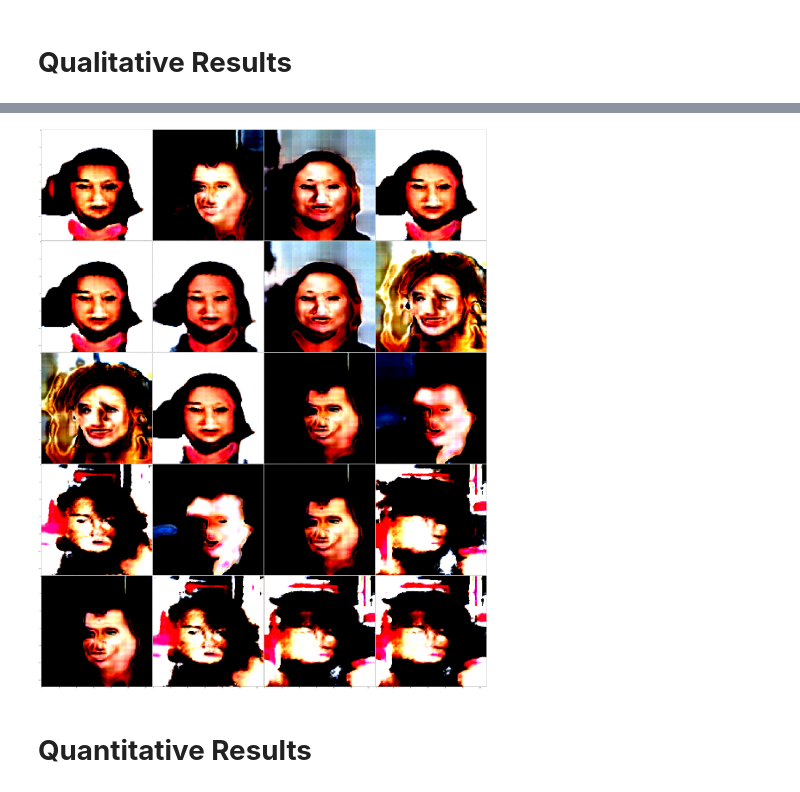
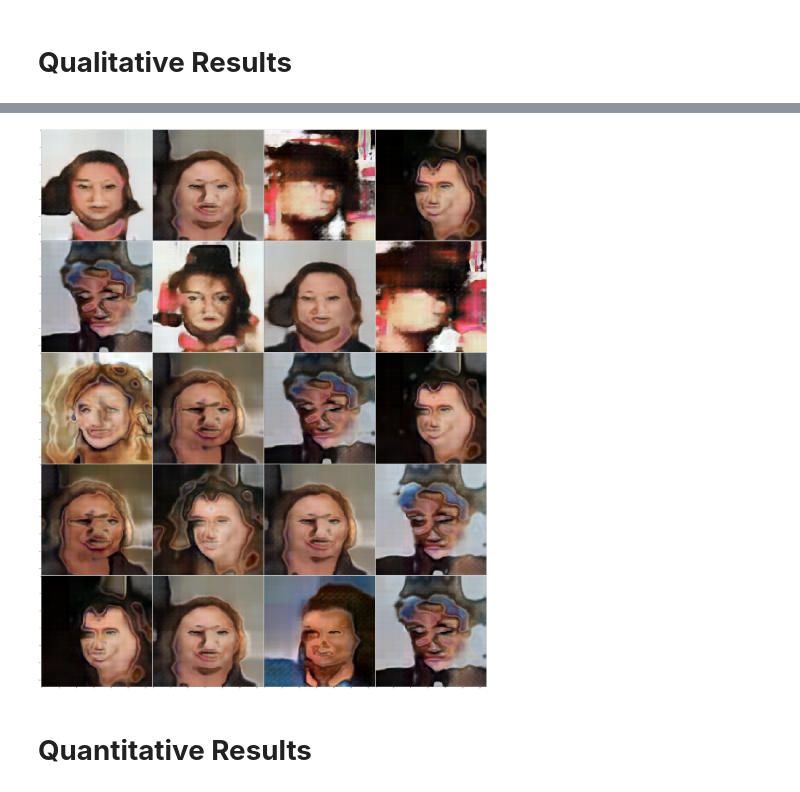
Before and after one commit to yesiltepe-hidir/style-swin-gan, a Jupyter notebook: main_demos.ipynb, the cells around one changed output, grey strips where cells are left out. Cells and saved outputs as stored; diff of their text form; code cells hidden in the pictures.

Commit message:
image transform + spectral norm lsun

```diff
--- a/main_demos.ipynb
+++ b/main_demos.ipynb
@@ -440,7 +440,7 @@ from utils import create_generator
 path = '/home/finch/git/style-swin-gan/checkpoints/'
 
 # Get state dict
-state_dict = torch.load(path + 'tue/state_dict_10')
+state_dict = torch.load(path + 'state_dict_10_spc275000')
 
 # Get args
 args_load = state_dict['args']
@@ -494,7 +494,7 @@ for i in range(20):
 
     if not args_load.ourGen: # their model returns also the latent space, but we dont
         img1 = img1[0]
-    # img1 = tensor_transform_reverse(img1)
+    img1 = tensor_transform_reverse(img1)
     img = img1[0].cpu().permute(1,2,0).detach()
     img_list.append(img)
 
@@ -544,7 +543,7 @@ for i in range(20):
 
     if not args_load.ourGen: # their model returns also the latent space, but we dont
         img1 = img1[0]
-    # img1 = tensor_transform_reverse(img1)
+    img1 = tensor_transform_reverse(img1)
     img = img1[0].cpu().permute(1,2,0).detach()
     img_list.append(img)
 
@@ -583,4 +577,4 @@ Clipping input data to the valid range for imshow with RGB data ([0..1] for floa
-[figure, old version]
+[figure, new version]
 # %% [markdown]
 # **Quantitative Results**
 # %% [markdown]
```
Also changed, not shown: parts of 3 cells of this notebook.
